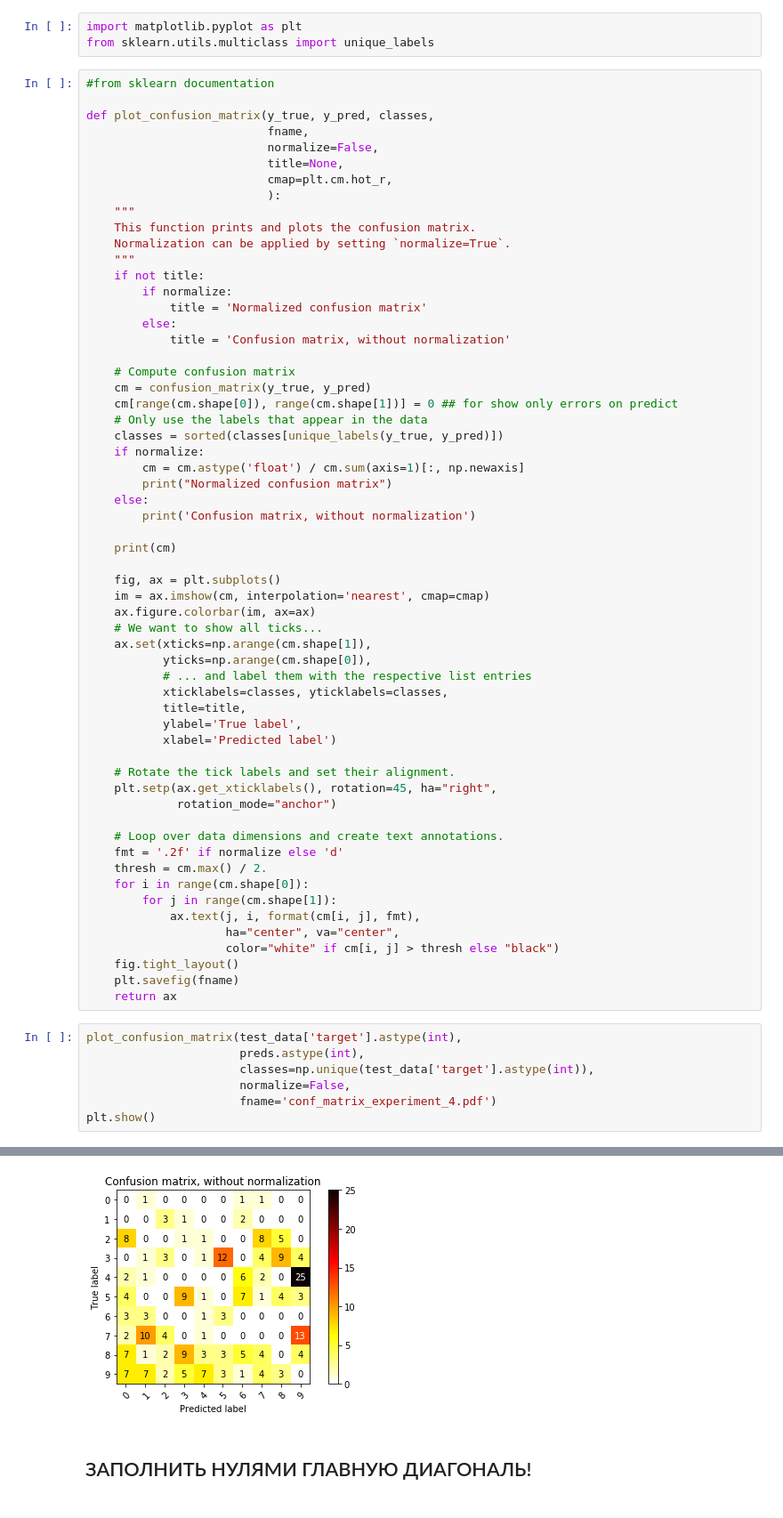
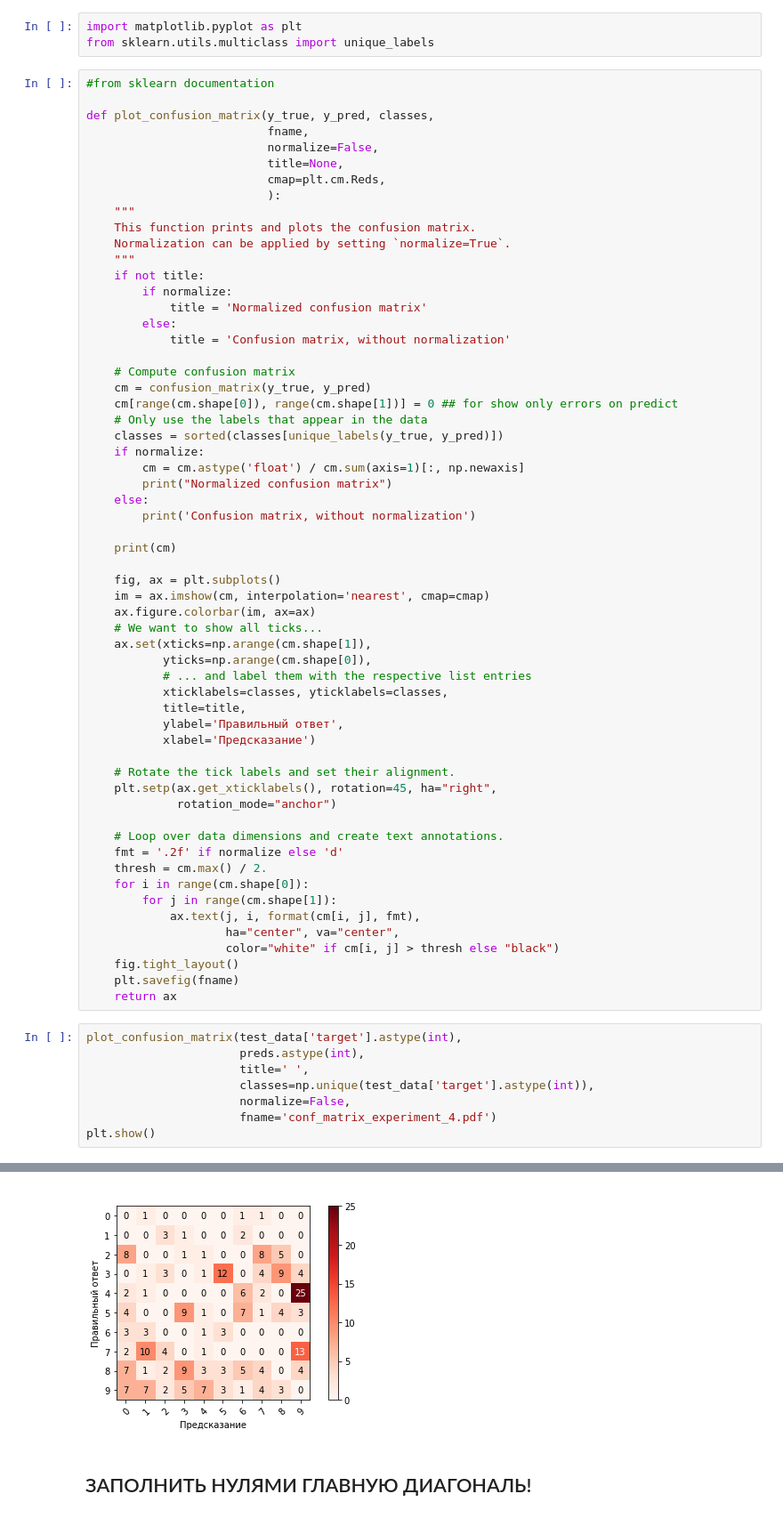
Before and after one commit to paniquex/ML_DS_practice, a Jupyter notebook: PRACTICUM/LAB_01/experiments.ipynb, the cells around one changed output, grey strips where cells are left out. Shown at 89% size. Drawn from its saved outputs; the diff is of its cells as text.

Commit message:
confusion matrix visualization + new experiments

```diff
--- a/PRACTICUM/LAB_01/experiments.ipynb
+++ b/PRACTICUM/LAB_01/experiments.ipynb
@@ -614,7 +614,7 @@ def plot_confusion_matrix(y_true, y_pred, classes,
                           fname,
                           normalize=False,
                           title=None,
-                          cmap=plt.cm.hot_r,
+                          cmap=plt.cm.Reds,
                           ):
     """
     This function prints and plots the confusion matrix.
@@ -648,8 +648,8 @@ def plot_confusion_matrix(y_true, y_pred, classes,
            # ... and label them with the respective list entries
            xticklabels=classes, yticklabels=classes,
            title=title,
-           ylabel='True label',
-           xlabel='Predicted label')
+           ylabel='Правильный ответ',
+           xlabel='Предсказание')
 
     # Rotate the tick labels and set their alignment.
     plt.setp(ax.get_xticklabels(), rotation=45, ha="right",
@@ -669,23 +669,24 @@ def plot_confusion_matrix(y_true, y_pred, classes,
 # %%
 plot_confusion_matrix(test_data['target'].astype(int),
                       preds.astype(int),
+                      title=' ',
                       classes=np.unique(test_data['target'].astype(int)),
                       normalize=False,
                       fname='conf_matrix_experiment_4.pdf')
 plt.show()
 # %% [output]
 Confusion matrix, without normalization
 [[ 0  1  0  0  0  0  1  1  0  0]
  [ 0  0  3  1  0  0  2  0  0  0]
  [ 8  0  0  1  1  0  0  8  5  0]
  [ 0  1  3  0  1 12  0  4  9  4]
  [ 2  1  0  0  0  0  6  2  0 25]
  [ 4  0  0  9  1  0  7  1  4  3]
  [ 3  3  0  0  1  3  0  0  0  0]
  [ 2 10  4  0  1  0  0  0  0 13]
  [ 7  1  2  9  3  3  5  4  0  4]
  [ 7  7  2  5  7  3  1  4  3  0]]
-[figure, old version]
+[figure, new version]
 # %% [markdown]
 ## ЗАПОЛНИТЬ НУЛЯМИ ГЛАВНУЮ ДИАГОНАЛЬ!
 # %%
```
Also changed, not shown: parts of 6 cells of this notebook, 4 other files.
